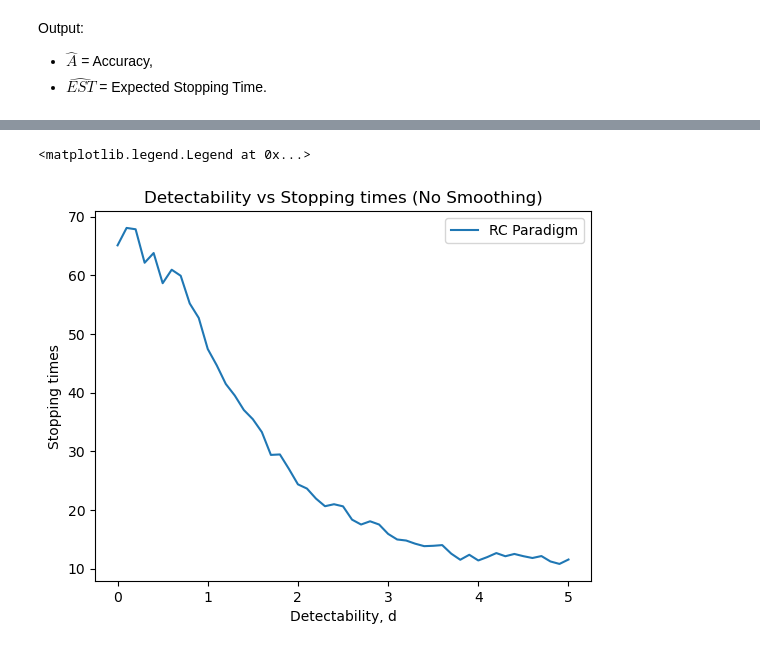
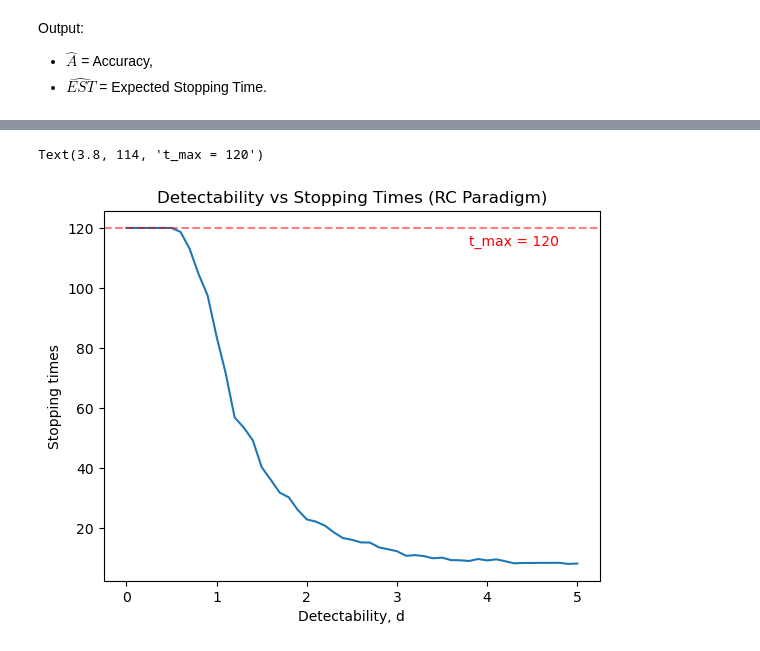
Before and after one commit to zs144/P300-BCI, a Jupyter notebook: Week3/monte-carlo-sim.ipynb, the cells around one changed output, grey strips where cells are left out. Cells and saved outputs as stored; diff of their text form; code cells hidden in the pictures.

```diff
--- a/Week3/monte-carlo-sim.ipynb
+++ b/Week3/monte-carlo-sim.ipynb
@@ -95,9 +123,13 @@ board = np.array([['A', 'G', 'M', 'S', 'Y',   '*'   ],
                   ['F', 'L', 'R', 'X', 'SPL', 'QUIT']])
 n_rows = board.shape[0]
 n_cols = board.shape[1]
-N = 100 # number of iterations
+num_seq= n_rows + n_cols
+seq = [i for i in range(num_seq)]
+s = 10 # sequence_limit
+t_max = s * num_seq # the maximum time for data collection (number of trials)
+N = 100 # number of iterations (one epoch per iteration)
 M = n_rows * n_cols # the amount of possible choices
 target_loc = (1,0)
-t_max = 120 # the maximum time for data collection (number of trials)
 P_all = np.ones(shape=(n_rows, n_cols)) * (1/M)
 P_threshold = 0.9
+F = [random.sample(seq, len(seq)) for _ in range(s)] # stimulus codebook
@@ -104,9 +153,11 @@ P_threshold = 0.9
+# %%
+F = [[1 for i in range(num_seq)] for _ in range(s)]
 # %%
 # Visualize the PDF curve for p(y|H0) and p(y|H1) respectively
 mu_0 = 0  # mean for p(y|H0) distribution
 var_0 = 1 # variance for p(y|H1) distribution
 std_0 = math.sqrt(var_0) # std for p(y|H0) distribution
-mu_1 = 2
+mu_1 = 0.5
 var_1 = 1
 std_1 = math.sqrt(var_1)
 x = np.linspace(-5, 7, 100)
@@ -157,6 +214,5 @@ For reference, the probability of the true target B is 4.1900979105453786e-05
 # %%
 # Initialization
-random.seed(0)
 board = np.array([['A', 'G', 'M', 'S', 'Y',   '*'   ],
                   ['B', 'H', 'N', 'T', 'Z',   '*'   ],
                   ['C', 'I', 'O', 'U', '*',   'TALK'],
@@ -165,11 +221,15 @@ board = np.array([['A', 'G', 'M', 'S', 'Y',   '*'   ],
                   ['F', 'L', 'R', 'X', 'SPL', 'QUIT']])
 n_rows = board.shape[0]
 n_cols = board.shape[1]
-# N = 100 # number of iterations
-N = 100
+num_seq= n_rows + n_cols
+seq = [i for i in range(num_seq)] # 0~5 are row 0~5, 6~11 are col 0~5
+s = 10 # sequence_limit
+t_max = s * num_seq # the maximum time for data collection (number of trials)
+N = 100 # number of iterations (one epoch per iteration)
 M = n_rows * n_cols # the amount of possible choices
 target_loc = (1,0)
-t_max = 100 # the maximum time for data collection (number of trials)
+P_all = np.ones(shape=(n_rows, n_cols)) * (1/M)
+P_target = []
 P_threshold = 0.9
 
 # Initailize means and stds for p(y|H0) and p(y|H1)
@@ -190,21 +250,22 @@ for mean in means:
     n_hit = 0
     trial_times = 0
     for epoch in range(N):
+        F = [random.sample(seq, len(seq)) for _ in range(s)] # stimulus codebook
         P_all = np.ones(shape=(n_rows, n_cols)) * (1/M)
         for t in range(t_max):
             trial_times += 1
             # Flash a row or column
-            flashed = random.randint(0, 11) # 0~5 are row 0~5, 6~11 are col 0~5
+            flashed = F[t // num_seq][t % num_seq]
             flashed_row = flashed if flashed < 6 else -1
             flashed_col = flashed - 6 if flashed_row == -1 else -1
+            # Randomly sample y from one of the two PDFs
+            if (target_loc[0] == flashed_row or target_loc[1] == flashed_col):
+                y = np.random.normal(loc=mu_1, scale=std_1)
+            else:
+                y = np.random.normal(loc=mu_0, scale=std_0)
             # Update probabilities
             for i in range(n_rows):
                 for j in range(n_cols):
-                    # Randomly sample y from one of the two PDFs
-                    if (target_loc[0] == flashed_row or target_loc[1] == flashed_col):
-                        y = np.random.normal(loc=mu_1, scale=std_1)
-                    else:
-                        y = np.random.normal(loc=mu_0, scale=std_0)
                     if (i == flashed_row or j == flashed_col):
                         likelihood = stats.norm.pdf(x=y, loc=mu_1, scale=std_1)
                     else:
@@ -232,9 +296,10 @@ plt.legend(labels=['RC Paradigm'])
 # %%
 plt.plot(detectabilities, stopping_times)
-plt.title('Detectability vs Stopping times (No Smoothing)')
+plt.title('Detectability vs Stopping Times (RC Paradigm)')
 plt.xlabel('Detectability, d')
 plt.ylabel('Stopping times')
-plt.legend(labels=['RC Paradigm'])
+plt.axhline(y=120, color='r', alpha=0.5, linestyle='--')
+plt.text(x=3.8, y=114, s='t_max = 120', color='r')
 # %% [output]
-<matplotlib.legend.Legend at 0x...>
+Text(3.8, 114, 't_max = 120')
-[figure, old version]
+[figure, new version]
```
Also changed, not shown: parts of 13 cells of this notebook.
